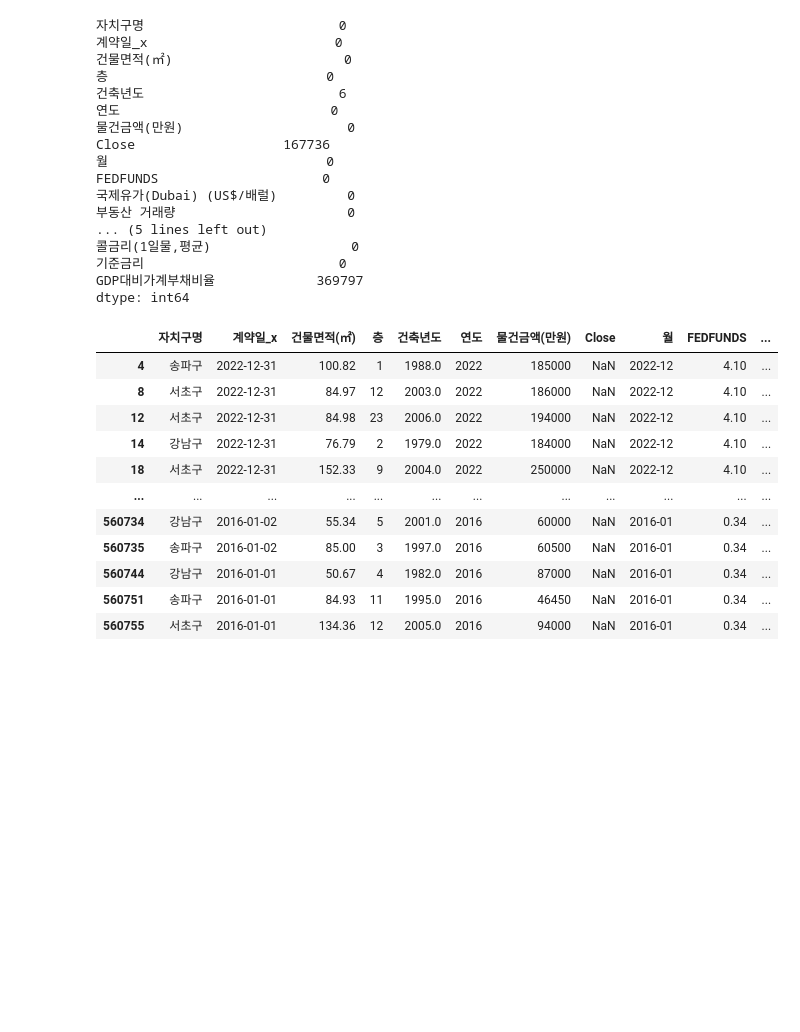
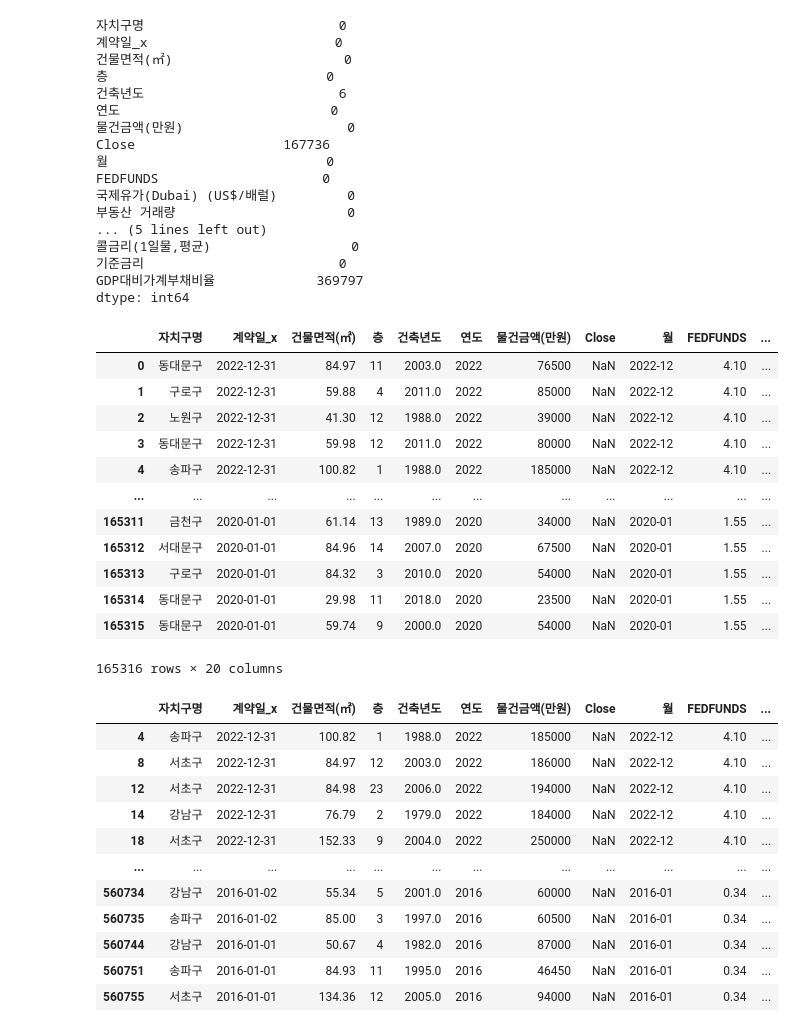
Before and after one commit to ZiNoBae/Hackathon_ubion, a Jupyter notebook: Teamproject_1st/EDA_circle.ipynb, the cells around one changed output. Saved outputs shown, nothing was run; the diff lists cells and outputs as text; code cells hidden in the pictures; blank space fills up the shorter version.

```diff
--- a/Teamproject_1st/EDA_circle.ipynb
+++ b/Teamproject_1st/EDA_circle.ipynb
@@ -48,4 +48,20 @@ FEDFUNDS                     0
 기준금리                         0
 GDP대비가계부채비율             369797
 dtype: int64
+# %%
+df.loc[(df['연도'] >= 2020) & (df['연도'] < 2023)]
+# %% [output]
+|  | 자치구명 | 계약일_x | 건물면적(㎡) | 층 | 건축년도 | 연도 | 물건금액(만원) | Close | 월 | FEDFUNDS | ... |
+| 0 | 동대문구 | 2022-12-31 | 84.97 | 11 | 2003.0 | 2022 | 76500 | NaN | 2022-12 | 4.10 | ... |
+| 1 | 구로구 | 2022-12-31 | 59.88 | 4 | 2011.0 | 2022 | 85000 | NaN | 2022-12 | 4.10 | ... |
+| 2 | 노원구 | 2022-12-31 | 41.30 | 12 | 1988.0 | 2022 | 39000 | NaN | 2022-12 | 4.10 | ... |
+| 3 | 동대문구 | 2022-12-31 | 59.98 | 12 | 2011.0 | 2022 | 80000 | NaN | 2022-12 | 4.10 | ... |
+| 4 | 송파구 | 2022-12-31 | 100.82 | 1 | 1988.0 | 2022 | 185000 | NaN | 2022-12 | 4.10 | ... |
+| ... | ... | ... | ... | ... | ... | ... | ... | ... | ... | ... | ... |
+| 165311 | 금천구 | 2020-01-01 | 61.14 | 13 | 1989.0 | 2020 | 34000 | NaN | 2020-01 | 1.55 | ... |
+| 165312 | 서대문구 | 2020-01-01 | 84.96 | 14 | 2007.0 | 2020 | 67500 | NaN | 2020-01 | 1.55 | ... |
+| 165313 | 구로구 | 2020-01-01 | 84.32 | 3 | 2010.0 | 2020 | 54000 | NaN | 2020-01 | 1.55 | ... |
+| 165314 | 동대문구 | 2020-01-01 | 29.98 | 11 | 2018.0 | 2020 | 23500 | NaN | 2020-01 | 1.55 | ... |
+| 165315 | 동대문구 | 2020-01-01 | 59.74 | 9 | 2000.0 | 2020 | 54000 | NaN | 2020-01 | 1.55 | ... |
+165316 rows × 20 columns
 # %%
```
Also changed, not shown: parts of 7 cells of this notebook, 1 other file.
